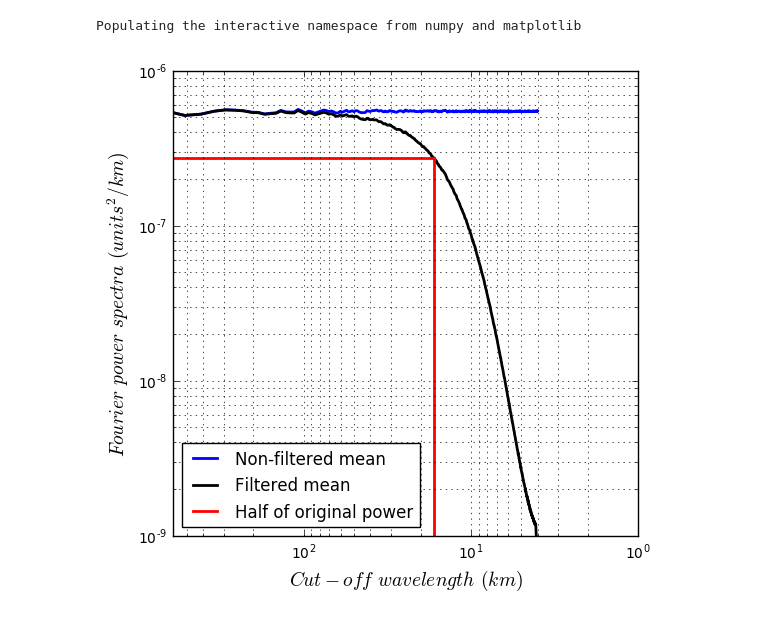
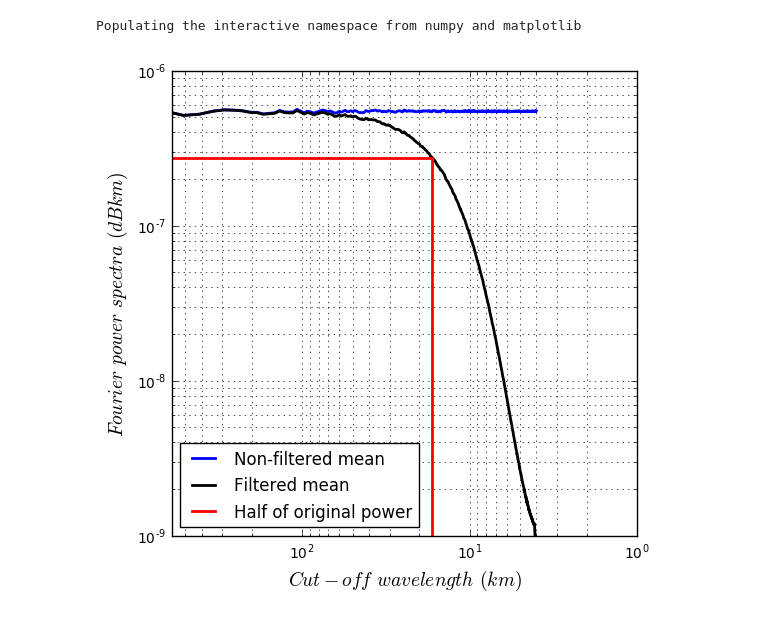
Before and after one commit to LauraGomezNavarro/paper_Gomez-Navarro_etal_2018, a Jupyter notebook: fig_A1.ipynb, the cells around one changed output. Drawn from its saved outputs; the diff is of its cells as text; code cells hidden in the pictures.

```diff
--- a/fig_A1.ipynb
+++ b/fig_A1.ipynb
@@ -29,29 +29,29 @@ Pf_HR_all = m['Pf_HR_all']
 # %%
 plt.figure(figsize=(6, 6))
 
 plt.xlim([600., 1.])
 plt.ylim([1.e-9, 1.e-6])
 plt.loglog(wf1_0, Pf_HR_all.mean(axis=0),'b-',linewidth='2')
 plt.loglog(wf1_1, Pf_F_1_all[:, 0,:].mean(axis=0),'k-',linewidth='2')
 
 plt.xlabel('$Cut-off$ $wavelength$ $(km)$', size='14')
-plt.ylabel('$Fourier$ $power$ $spectra$ $(units^2/km)$', size='14')
+plt.ylabel('$Fourier$ $power$ $spectra$ $(dBkm)$', size='14')
 
 vcut = Pf_HR_all.mean(axis=0)[-1] / 2.
 
 plt.loglog([600., cut1[0]], [vcut, vcut], 'r', linewidth='2')
 plt.loglog([cut1[0], cut1[0]], [1.e-9, vcut], 'r', linewidth='2')
 
 grid(b=True, which='minor')
 grid(b=True, which='major')
 
 plt.legend(('Non-filtered mean', 'Filtered mean'
             , 'Half of original power'), loc='lower left') #numpoints=1,
 #Mean of non-filtered white noises last point / 2
 
 savename = '/Users/laura/Documents/scripts/IMEDEA/paperASR/new_version_remote_sensing/figs/' + 'A1' + '.jpeg'
 plt.savefig(str(savename), bbox_inches='tight', dpi=300)
 
 plt.show()
 # %% [output]
-[figure, old version]
+[figure, new version]
```
Also changed, not shown: 4 other files.
